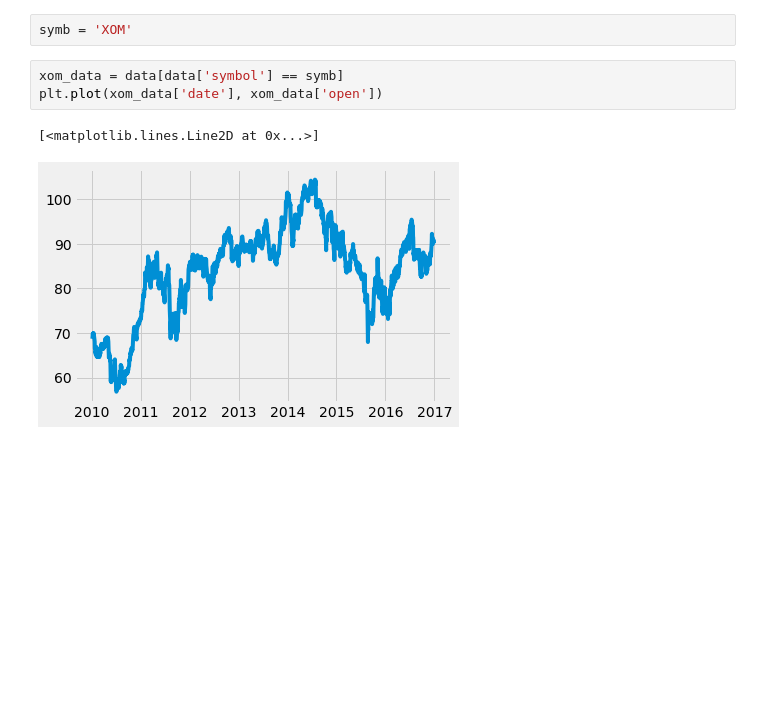
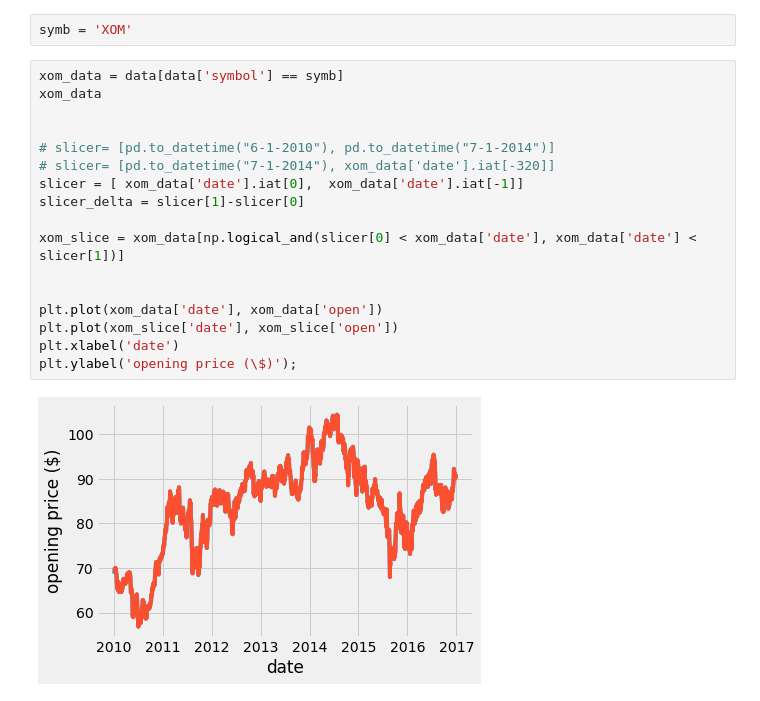
Before and after one commit to hamwalker/computational-mechanics, a Jupyter notebook: projects/notebooks/02_Analyze-data_project.ipynb, the cells around one changed output. Drawn from its saved outputs; the diff is of its cells as text; blank space fills up the shorter version.

```diff
--- a/projects/notebooks/02_Analyze-data_project.ipynb
+++ b/projects/notebooks/02_Analyze-data_project.ipynb
@@ -241,9 +241,22 @@ Here are the list of stocks in this dataset:
        'YUM', 'ZBH', 'ZION', 'ZTS'
 # %%
 symb = 'XOM'
-# %%
-xom_data = data[data['symbol'] == symb]
-plt.plot(xom_data['date'], xom_data['open'])
-# %% [output]
-[<matplotlib.lines.Line2D at 0x...>]
-[figure, removed]
+# %%
+xom_data = data[data['symbol'] == symb]
+xom_data
+
+
+# slicer= [pd.to_datetime("6-1-2010"), pd.to_datetime("7-1-2014")]
+# slicer= [pd.to_datetime("7-1-2014"), xom_data['date'].iat[-320]]
+slicer = [ xom_data['date'].iat[0],  xom_data['date'].iat[-1]]
+slicer_delta = slicer[1]-slicer[0]
+
+xom_slice = xom_data[np.logical_and(slicer[0] < xom_data['date'], xom_data['date'] < slicer[1])]
+
+
+plt.plot(xom_data['date'], xom_data['open'])
+plt.plot(xom_slice['date'], xom_slice['open'])
+plt.xlabel('date')
+plt.ylabel('opening price (\$)');
+# %% [output]
+[figure, added]
```
Also changed, not shown: parts of 5 cells of this notebook, 1 other file.
